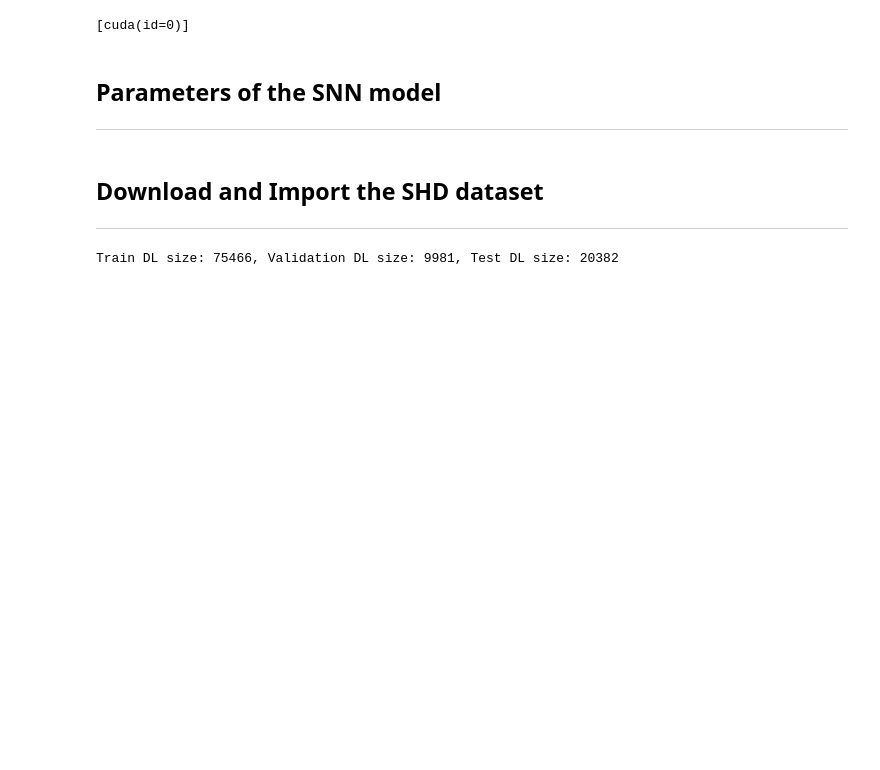
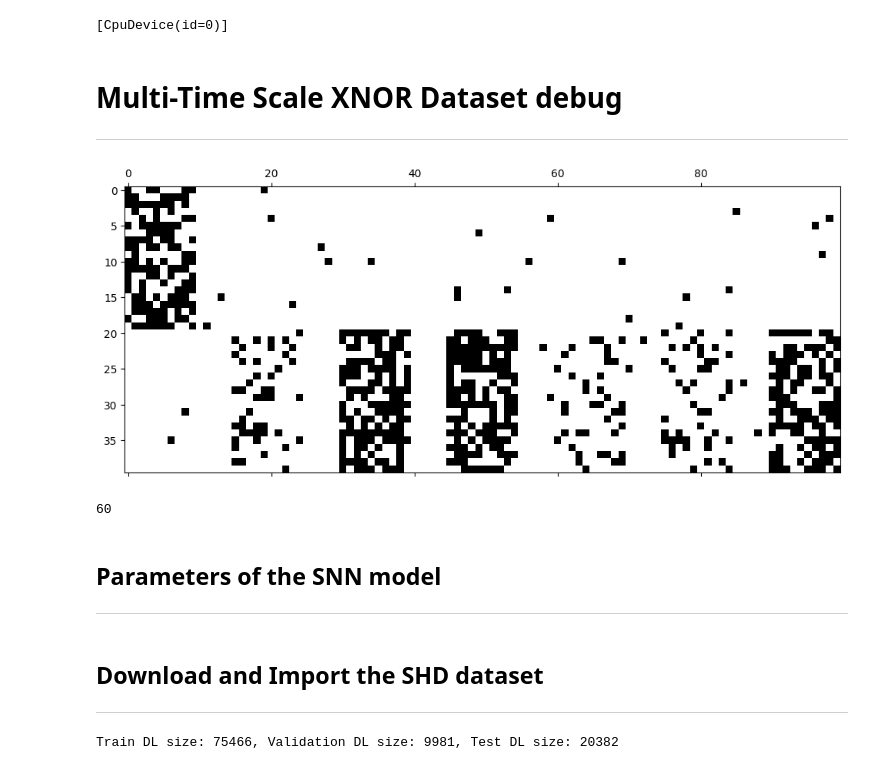
Before and after one commit to EIS-Hub/hSNN, a Jupyter notebook: debug.ipynb, the cells around one changed output. Cells and saved outputs as stored; diff of their text form; code cells hidden in the pictures; blank space fills up the shorter version.

```diff
--- a/debug.ipynb
+++ b/debug.ipynb
@@ -14,8 +14,25 @@ from jax.example_libraries import optimizers
 from jax.lax import scan, cond
 import pickle
 
-os.environ["XLA_PYTHON_CLIENT_MEM_FRACTION"]=".5" # needed because network is huge
+os.environ["XLA_PYTHON_CLIENT_MEM_FRACTION"]=".25" # needed because network is huge
 os.environ["CUDA_VISIBLE_DEVICES"]="1"
 jax.devices()
 # %% [output]
-[cuda(id=0)]
+[CpuDevice(id=0)]
+# %% [markdown]
+# Multi-Time Scale XNOR Dataset debug
+---
+# %%
+from utils_initialization import SimArgs
+args = SimArgs()
+args.dataset_name = 'mts_xor'
+args.n_epochs = 25
+
+from utils_dataset import get_dataloader
+train_dl, val_dl, test_dl = get_dataloader( args=args )
+# %%
+x, y = next(iter(train_dl))
+# %%
+_ = plt.matshow( x[7].T, cmap='Grays' )
+# %% [output]
+[figure, added]
@@ -22,3 +45,20 @@ jax.devices()
+# %%
+batch_size=256
+n_epochs=150
+nb_steps=100
+channel=2; channel_rate=[0.2, 0.6]
+noise_rate=0.01; channel_size=20
+coding_time=10; remain_time=5;
+start_time=10; verbose=False
+
+idx = []
+for i in range(100):
+    if (((i-start_time) % (coding_time+remain_time)) >= remain_time)and(i>start_time):
+        #print(i)
+        idx.append(i)
+len( idx )
+# %% [output]
+60
 # %% [markdown]
 ## Parameters of the SNN model
 ---
```
Also changed, not shown: parts of 1 cell of this notebook, 7 other files.
